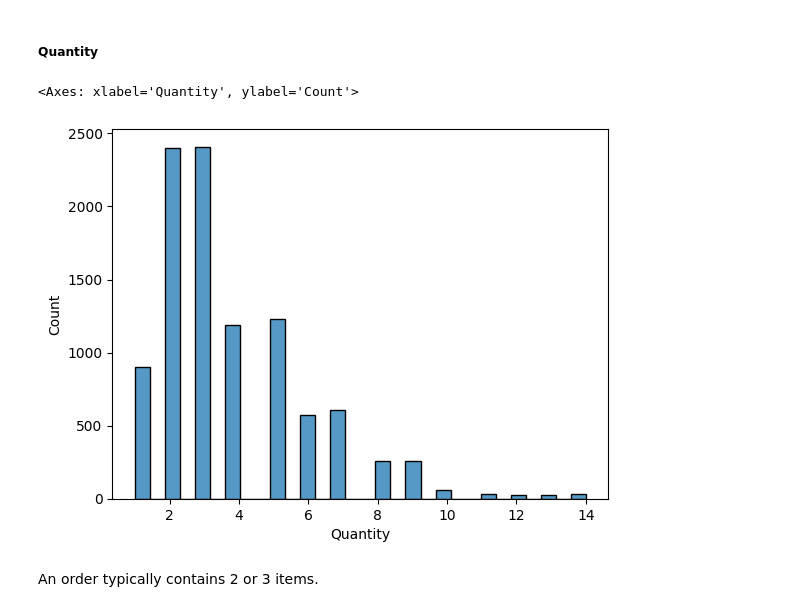
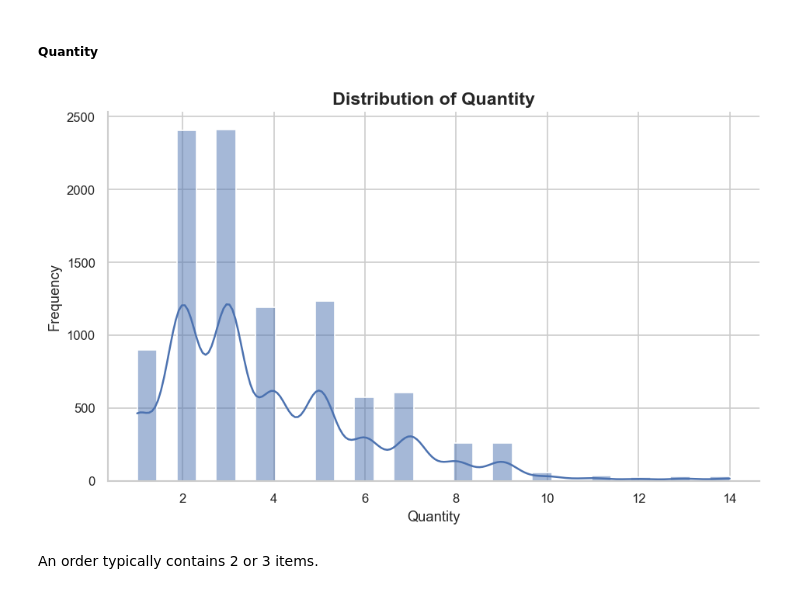
Before and after one commit to Li374/dap1_superstore_sales, a Jupyter notebook: notebooks/03_eda.ipynb, the cells around one changed output. Cells and saved outputs as stored; diff of their text form; code cells hidden in the pictures.

```diff
--- a/notebooks/03_eda.ipynb
+++ b/notebooks/03_eda.ipynb
@@ -80,10 +92,9 @@ Discounts are concentrated on 0 and 0.2.
 # %% [markdown]
 ##### Quantity
 # %%
-sns.histplot(df["Quantity"], bins=30)
+plot_histogram(df, "Quantity")
 # %% [output]
-<Axes: xlabel='Quantity', ylabel='Count'>
-[figure, old version]
+[figure, new version]
 # %% [markdown]
 An order typically contains 2 or 3 items.
 # %% [markdown]
```
Also changed, not shown: parts of 19 cells of this notebook, 1 other file.
